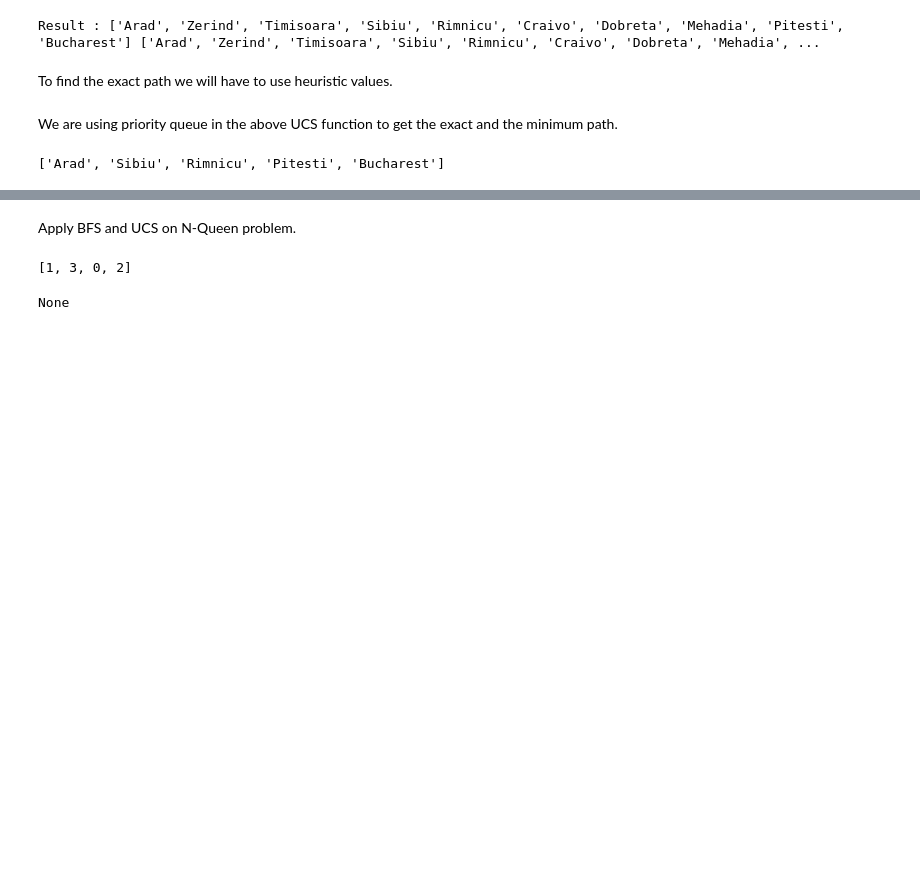
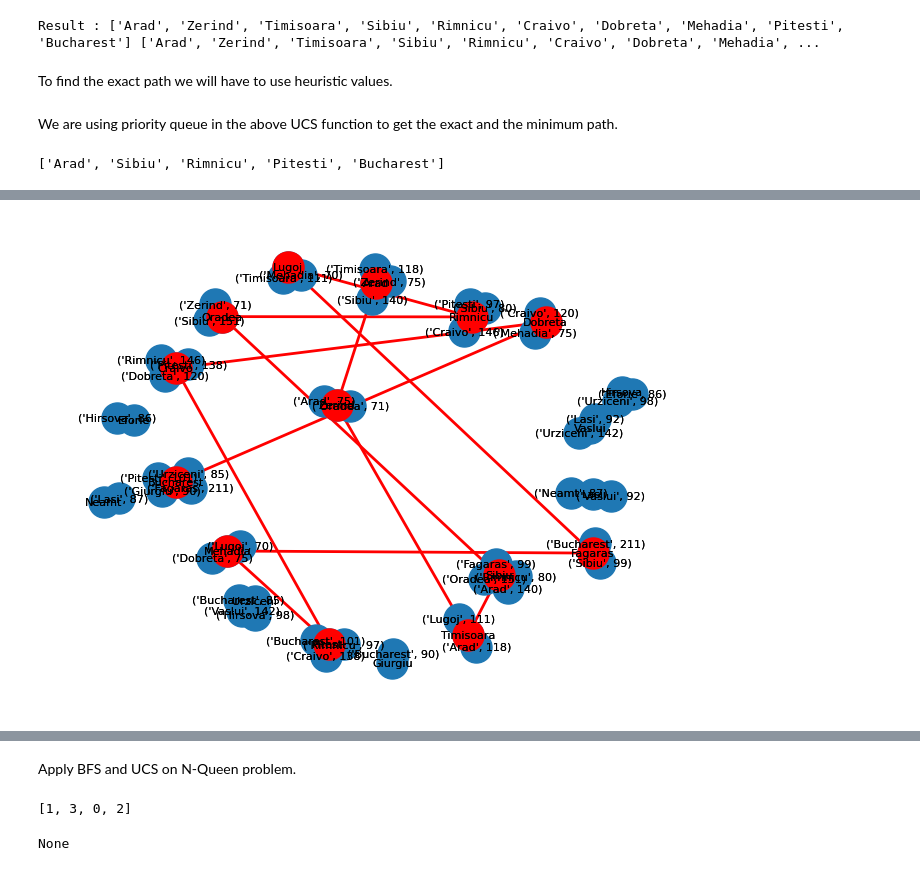
Before and after one commit to TafreedAhmad/AiLab-3, a Jupyter notebook: hometask03.ipynb, the cells around one changed output, grey strips where cells are left out. Cells and saved outputs as stored; diff of their text form; code cells hidden in the pictures; blank space fills up the shorter version.

```diff
--- a/hometask03.ipynb
+++ b/hometask03.ipynb
@@ -1057,0 +1065,96 @@ print(path)
+# %%
+import networkx as nx
+import matplotlib.pyplot as plt
+
+graph = {
+    'Arad': [('Sibiu', 140), ('Timisoara', 118), ('Zerind', 75)],
+    'Sibiu': [('Arad', 140), ('Oradea', 151), ('Fagaras', 99), ('Rimnicu', 80)],
+    'Timisoara': [('Arad', 118), ('Lugoj', 111)],
+    'Zerind': [('Arad', 75), ('Oradea', 71)],
+    'Oradea': [('Zerind', 71), ('Sibiu', 151)],
+    'Fagaras': [('Sibiu', 99), ('Bucharest', 211)],
+    'Rimnicu': [('Sibiu', 80), ('Craivo', 146), ('Pitesti', 97)],
+    'Lugoj': [('Timisoara', 111), ('Mehadia', 70)],
+    'Bucharest': [('Giurgiu', 90), ('Urziceni', 85), ('Pitesti', 101), ('Fagaras', 211)],
+    'Craivo': [('Dobreta', 120), ('Pitesti', 138), ('Rimnicu', 146)],
+    'Pitesti': [('Rimnicu', 97), ('Craivo', 138), ('Bucharest', 101)],
+    'Mehadia': [('Dobreta', 75), ('Lugoj', 70)],
+    'Giurgiu': [('Bucharest', 90)],
+    'Urziceni': [('Bucharest', 85), ('Hirsova', 98), ('Vaslui', 142)],
+    'Dobreta': [('Mehadia', 75), ('Craivo', 120)],
+    'Hirsova': [('Eforie', 86), ('Urziceni', 98)],
+    'Vaslui': [('Urziceni', 142), ('Lasi', 92)],
+    'Eforie': [('Hirsova', 86)],
+    'Lasi': [('Neamt', 87), ('Vaslui', 92)],
+    'Neamt': [('Lasi', 87)],
+}
+
+
+def UCS_new(d, goal):
+
+    q = []
+    q.append(('Arad', 0))
+    explored = []
+
+    while len(q) > 0:
+
+        node = q.pop(0)
+
+        if node[0] not in explored:
+            explored.append(node[0])
+
+        if node[0] == goal:
+            return explored
+
+        child = d.get(node[0])
+
+        for i in child:
+
+            cost = i[1] + node[1]
+            name = i[0]
+            new = (name, cost)
+
+            if new[0] not in explored and new[0] not in build_dcit(q):
+                q.append(new)
+
+            elif new[0] in build_dcit(q):
+
+                old_data = build_dcit(q)
+                old_cost = old_data[new[0]]
+                old_name = new[0]
+                old = (old_name, old_cost)
+
+                if new[1] < old[1]:
+
+                    inde = q.index(old)
+                    q[inde] = new
+                else:
+                    pass
+
+        q = sorted(q, key=my)
+
+
+path = UCS_new(graph, 'Bucharest')
+
+# Create a NetworkX graph object from the graph dictionary
+G = nx.Graph(graph)
+
+# Draw the graph
+pos = nx.spring_layout(G)
+nx.draw(G, pos, with_labels=True, font_size=8, node_size=500)
+
+# Highlight the nodes and edges in the path
+path_nodes = path
+path_edges = [(path[i], path[i+1]) for i in range(len(path)-1)]
+nx.draw_networkx_nodes(G, pos, nodelist=path_nodes,
+                       node_color='r', node_size=500)
+nx.draw_networkx_edges(G, pos, edgelist=path_edges, edge_color='r', width=2)
+
+# Add labels to the nodes
+labels = {node: node for node in G.nodes()}
+nx.draw_networkx_labels(G, pos, labels, font_size=8)
+
+# Show the plot
+plt.show()
+# %% [output]
+[figure, added]
```
Also changed, not shown: parts of 11 cells of this notebook.
